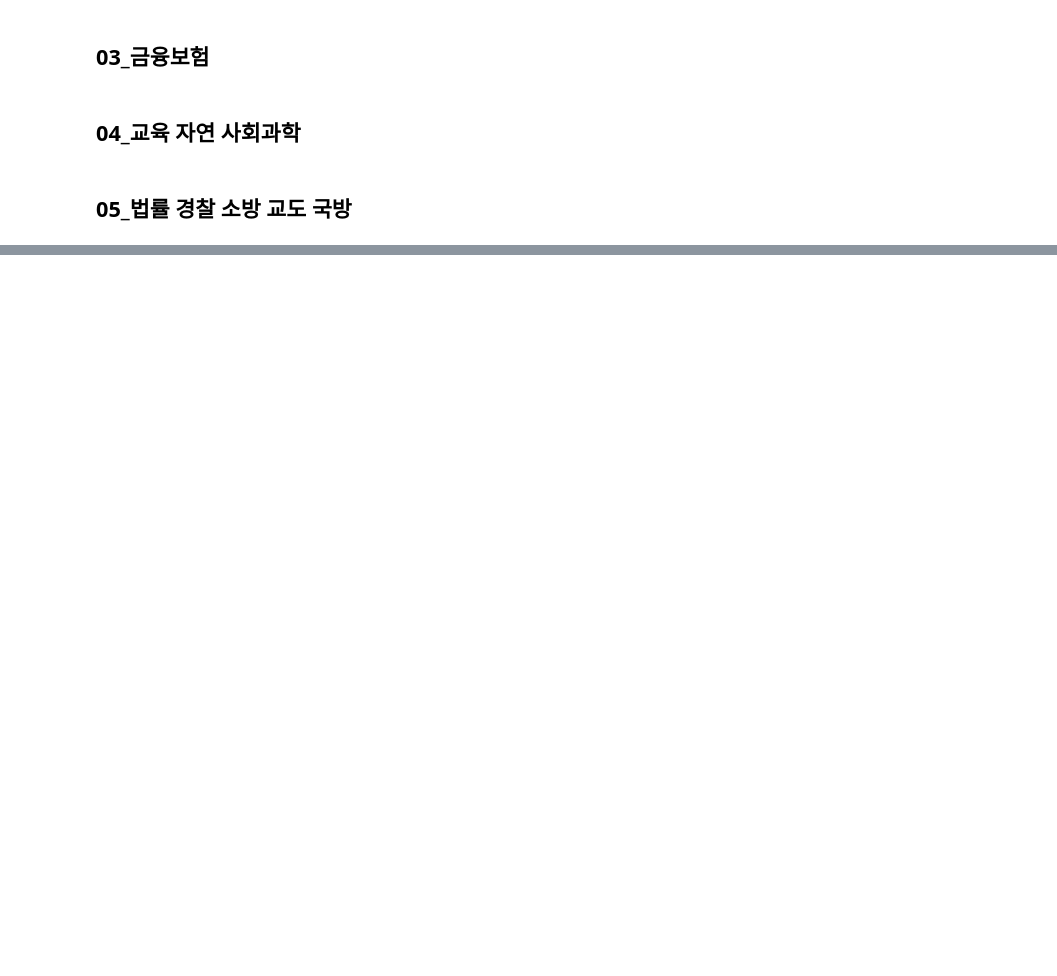
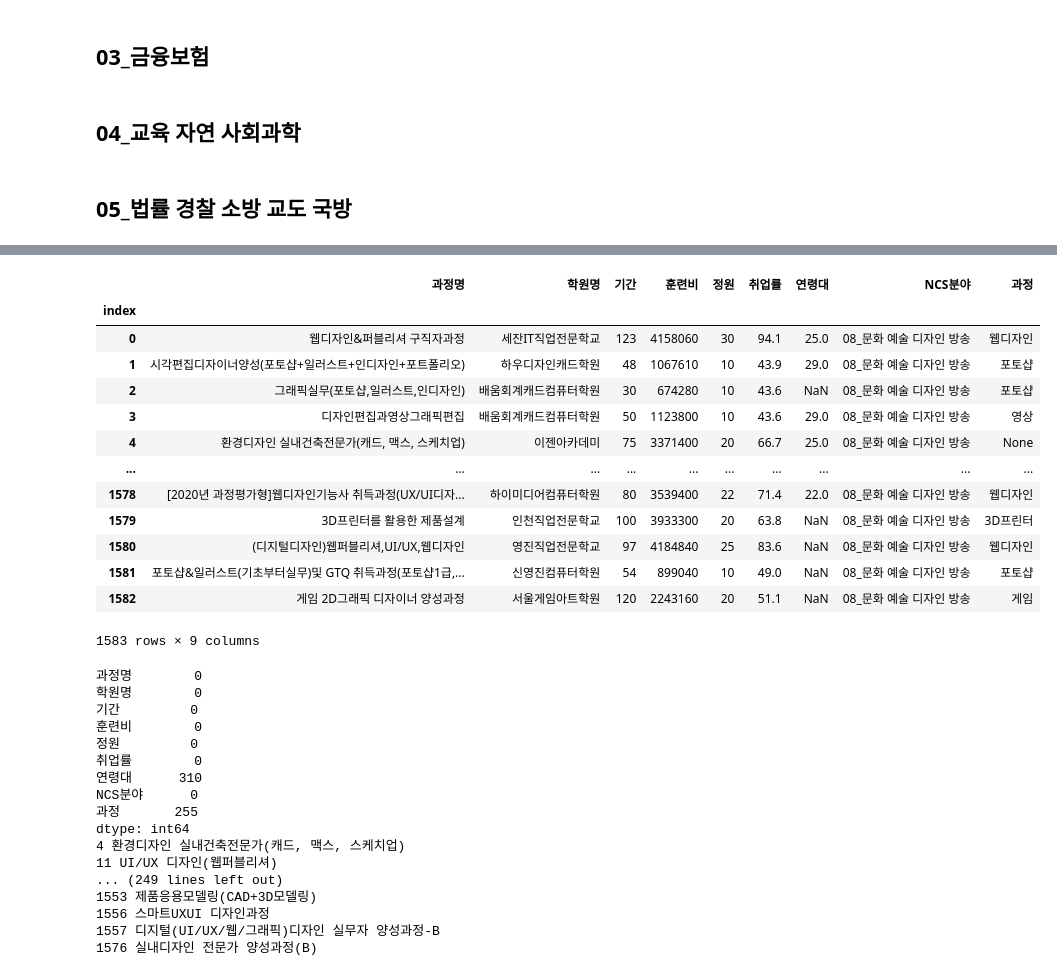
Before and after one commit to RyuJelly/jupyterlab, a Jupyter notebook: hrdcrolling/add_course.ipynb, the cells around one changed output, grey strips where cells are left out. Saved outputs shown, nothing was run; the diff lists cells and outputs as text; code cells hidden in the pictures; blank space fills up the shorter version.

```diff
--- a/hrdcrolling/add_course.ipynb
+++ b/hrdcrolling/add_course.ipynb
@@ -228,0 +478,56 @@ print(sortlist)
+# %%
+comparelist = ['웹디자인', '게임', '웹툰', '유튜브', '쇼핑몰', '빅데이터', '3D프린터', '포토샵', '멀티미디어', '영상미디어', '시각디자인', '영상', '디지털디자인']
+nonelist = []
+courselist = []
+for i in range(len(df)) :
+    for n in range(len(comparelist)) :
+        if comparelist[n] in df_c[i] :
+            course = comparelist[n]
+            break;
+        else :
+            course = None
+
+    courselist.append(course)
+
+df['과정'] = courselist
+display(df)
+
+print(df.isnull().sum())
+df_p = df['과정'].tolist()
+for i in range(len(df_p)) :
+    if not(df_p[i]) :
+        print(i, df.iloc[i]['과정명'])
+
+df.to_csv("preprocessing/08_문화 예술 디자인 방송.csv")
+# %% [output]
+|  | 과정명 | 학원명 | 기간 | 훈련비 | 정원 | 취업률 | 연령대 | NCS분야 | 과정 |
+| index |  |  |  |  |  |  |  |  |  |
+| 0 | 웹디자인&퍼블리셔 구직자과정 | 세잔IT직업전문학교 | 123 | 4158060 | 30 | 94.1 | 25.0 | 08_문화 예술 디자인 방송 | 웹디자인 |
+| 1 | 시각편집디자이너양성(포토샵+일러스트+인디자인+포트폴리오) | 하우디자인캐드학원 | 48 | 1067610 | 10 | 43.9 | 29.0 | 08_문화 예술 디자인 방송 | 포토샵 |
+| 2 | 그래픽실무(포토샵,일러스트,인디자인) | 배움회계캐드컴퓨터학원 | 30 | 674280 | 10 | 43.6 | NaN | 08_문화 예술 디자인 방송 | 포토샵 |
+| 3 | 디자인편집과영상그래픽편집 | 배움회계캐드컴퓨터학원 | 50 | 1123800 | 10 | 43.6 | 29.0 | 08_문화 예술 디자인 방송 | 영상 |
+| 4 | 환경디자인 실내건축전문가(캐드, 맥스, 스케치업) | 이젠아카데미 | 75 | 3371400 | 20 | 66.7 | 25.0 | 08_문화 예술 디자인 방송 | None |
+| ... | ... | ... | ... | ... | ... | ... | ... | ... | ... |
+| 1578 | [2020년 과정평가형]웹디자인기능사 취득과정(UX/UI디자... | 하이미디어컴퓨터학원 | 80 | 3539400 | 22 | 71.4 | 22.0 | 08_문화 예술 디자인 방송 | 웹디자인 |
+| 1579 | 3D프린터를 활용한 제품설계 | 인천직업전문학교 | 100 | 3933300 | 20 | 63.8 | NaN | 08_문화 예술 디자인 방송 | 3D프린터 |
+| 1580 | (디지털디자인)웹퍼블리셔,UI/UX,웹디자인 | 영진직업전문학교 | 97 | 4184840 | 25 | 83.6 | NaN | 08_문화 예술 디자인 방송 | 웹디자인 |
+| 1581 | 포토샵&일러스트(기초부터실무)및 GTQ 취득과정(포토샵1급,... | 신영진컴퓨터학원 | 54 | 899040 | 10 | 49.0 | NaN | 08_문화 예술 디자인 방송 | 포토샵 |
+| 1582 | 게임 2D그래픽 디자이너 양성과정 | 서울게임아트학원 | 120 | 2243160 | 20 | 51.1 | NaN | 08_문화 예술 디자인 방송 | 게임 |
+1583 rows × 9 columns
+과정명        0
+학원명        0
+기간         0
+훈련비        0
+정원         0
+취업률        0
+연령대      310
+NCS분야      0
+과정       255
+dtype: int64
+4 환경디자인 실내건축전문가(캐드, 맥스, 스케치업)
+11 UI/UX 디자인(웹퍼블리셔)
+... (249 lines left out)
+1553 제품응용모델링(CAD+3D모델링)
+1556 스마트UXUI 디자인과정
+1557 디지털(UI/UX/웹/그래픽)디자인 실무자 양성과정-B
+1576 실내디자인 전문가 양성과정(B)
```
Also changed, not shown: parts of 9 cells of this notebook, 5 other files.
